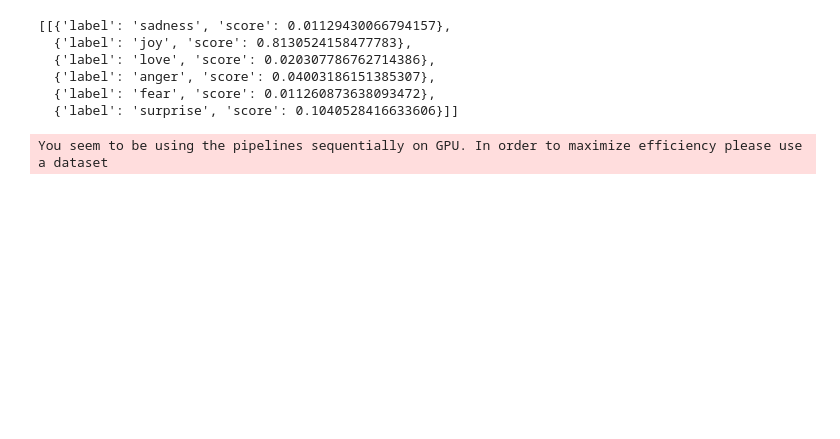
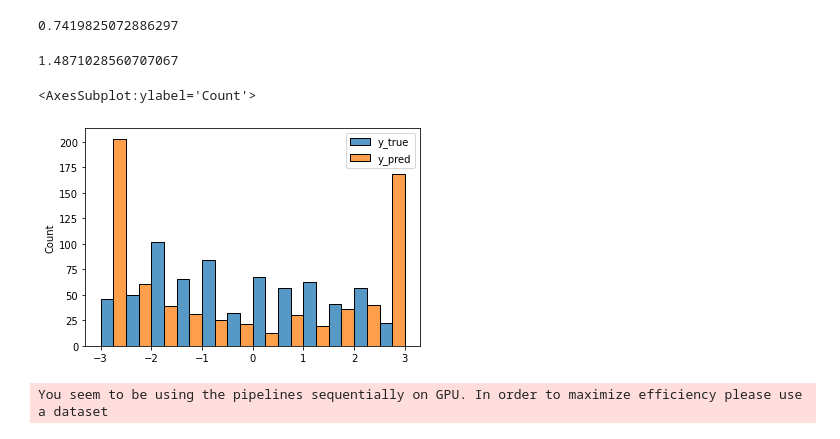
Before and after one commit to derekdstratton/multimodal-emotion-rec, a Jupyter notebook: text_pretrained.ipynb, the cells around one changed output. Saved outputs shown, nothing was run; the diff lists cells and outputs as text; code cells hidden in the pictures; blank space fills up the shorter version.

Commit message:
pretrained analyzer on imdb for text is ok ok

```diff
--- a/text_pretrained.ipynb
+++ b/text_pretrained.ipynb
@@ -76,14 +75,37 @@ for label in dataset['CMU_MOSI_Opinion_Labels']['03bSnISJMiM']['intervals']:
 # %%
 import transformers
-tokenizer = transformers.AutoTokenizer.from_pretrained("nateraw/bert-base-uncased-emotion", use_fast=True)
-model = transformers.AutoModelForSequenceClassification.from_pretrained("nateraw/bert-base-uncased-emotion").cuda()
+tokenizer = transformers.AutoTokenizer.from_pretrained("textattack/bert-base-uncased-imdb", use_fast=True)
+model = transformers.AutoModelForSequenceClassification.from_pretrained("textattack/bert-base-uncased-imdb").cuda()
 pred = transformers.pipeline("sentiment-analysis", model=model, tokenizer=tokenizer, device=0, return_all_scores=True)
-# %%
-pred(sent)
-# %% [output]
-[[{'label': 'sadness', 'score': 0.01129430066794157},
-  {'label': 'joy', 'score': 0.8130524158477783},
-  {'label': 'love', 'score': 0.020307786762714386},
-  {'label': 'anger', 'score': 0.04003186151385307},
-  {'label': 'fear', 'score': 0.011260873638093472},
-  {'label': 'surprise', 'score': 0.1040528416633606}]]
+# %%
+predictions = pred(list(text_data['text']))
+# %%
+import numpy as np
+# range of 0 to 1
+sentiment_score = np.array([x[1]['score'] for x in predictions])
+# %%
+y_true = np.sign(text_data['labels'])
+y_true[y_true == 0] = 1 # kinda frequent, which is brutal
+y_pred = np.sign(sentiment_score - 0.5)
+df = pd.DataFrame({'y_true': y_true, 'y_pred': y_pred, 'orig_pred': sentiment_score, 'orig_label': text_data['labels']})
+# binary predictions
+sum(y_pred == y_true) / len(y_true)
+# if the failed values are close to 0, then who cares lmao
+# %% [output]
+0.7419825072886297
+# %%
+scaled_predictions = (sentiment_score - 0.5) * 6
+# mean absolute error. bad for the pretrained since pretrained is so bold
+(scaled_predictions - text_data['labels']).abs().sum() / len(sentiment_score)
+# %% [output]
+1.4871028560707067
+# %%
+# distribution comparison: the reason MAE is trash
+import seaborn as sns
+df_real = pd.DataFrame({'y_true': text_data['labels'], 'y_pred': scaled_predictions})
+sns.histplot(
+    data=df_real, multiple='dodge',
+    bins=np.arange(-3, 3 + 0.5, 0.5))
+# %% [output]
+<AxesSubplot:ylabel='Count'>
+[figure, added]
```
Also changed, not shown: parts of 12 cells of this notebook, 1 other file.
